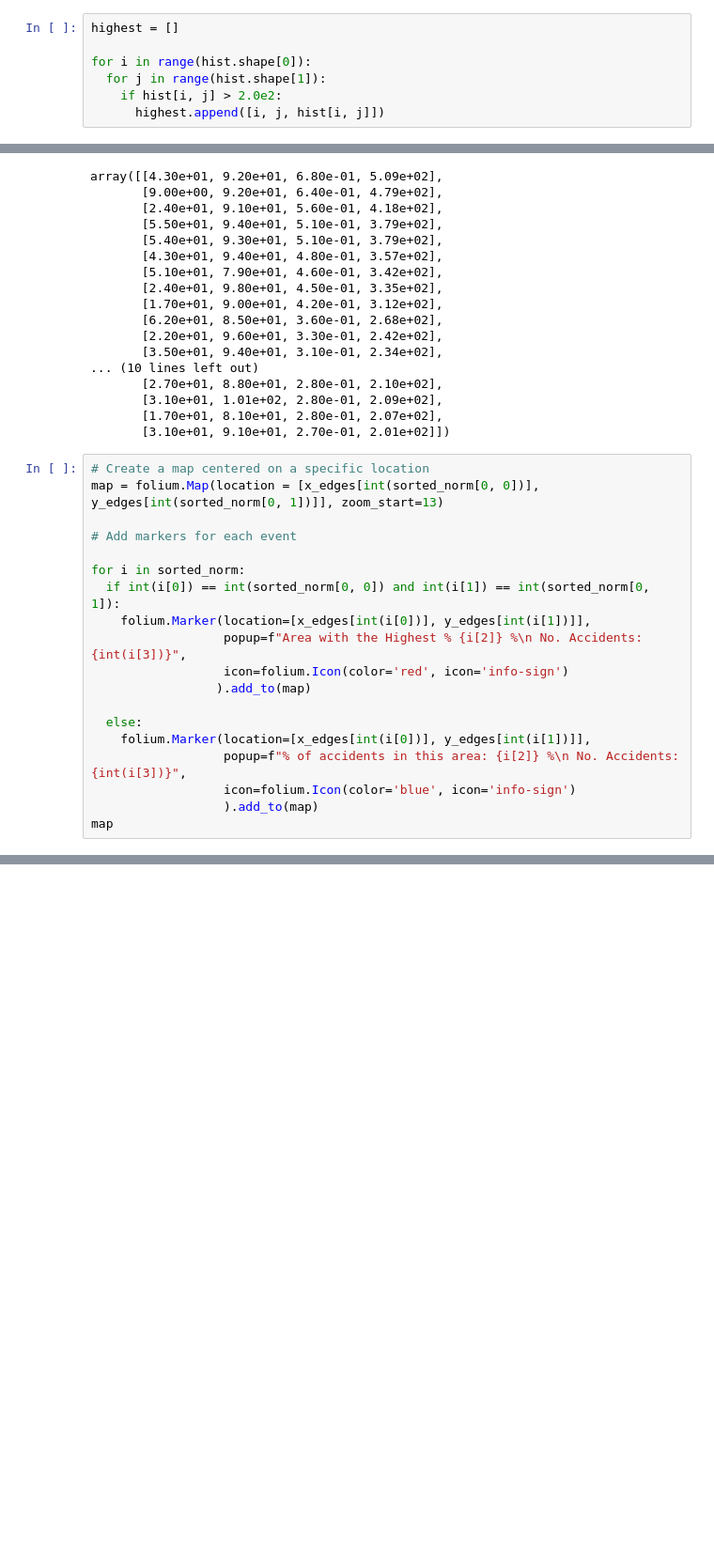
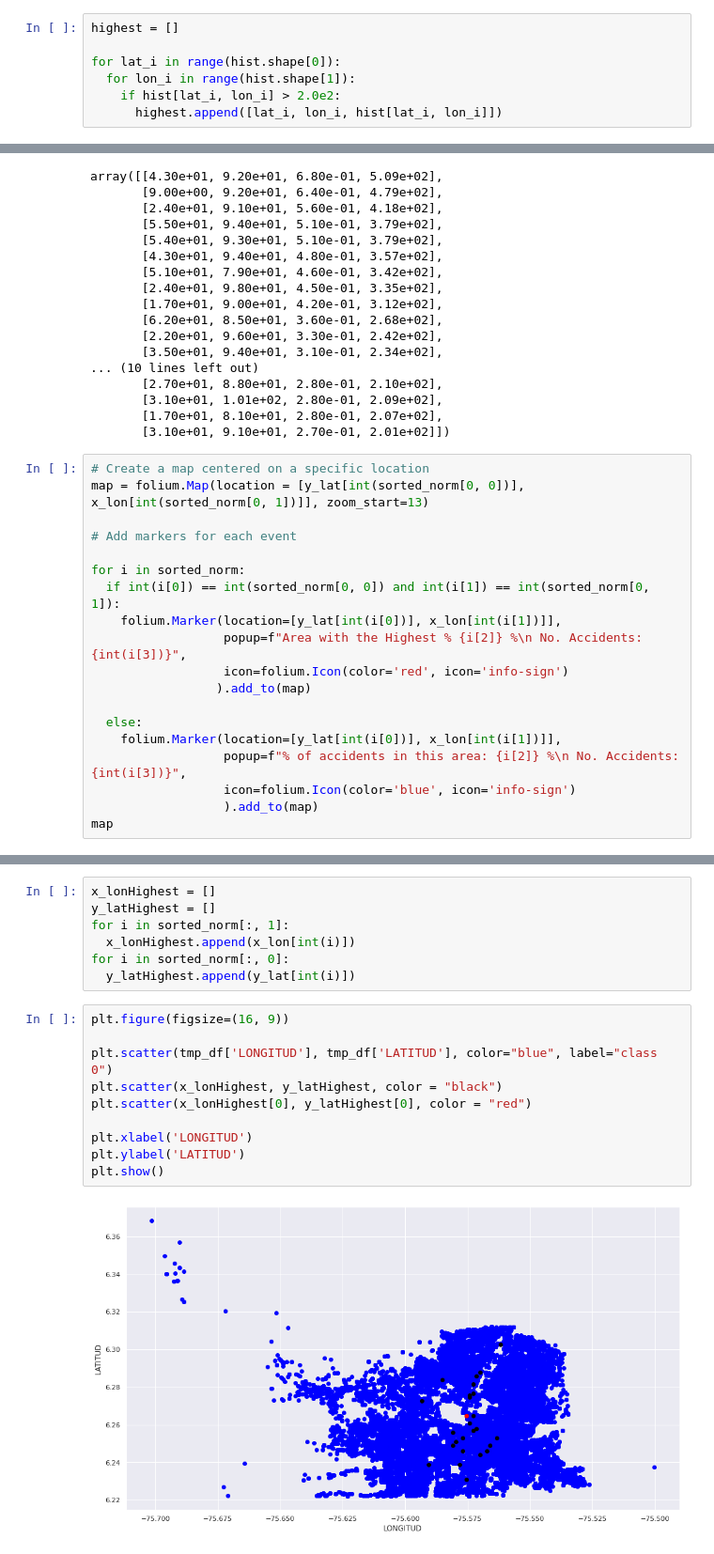
Before and after one commit to suarez-duran-m/personal_projects, a Jupyter notebook: movility/medellin/analysis_accidents_data.ipynb, the cells around one changed output, grey strips where cells are left out. Shown at 94% size. Saved outputs shown, nothing was run; the diff lists cells and outputs as text; blank space fills up the shorter version.

```diff
--- a/movility/medellin/analysis_accidents_data.ipynb
+++ b/movility/medellin/analysis_accidents_data.ipynb
@@ -91,10 +110,10 @@ plt.show()
 # %%
 highest = []
 
-for i in range(hist.shape[0]):
-  for j in range(hist.shape[1]):
-    if hist[i, j] > 2.0e2:
-      highest.append([i, j, hist[i, j]])
+for lat_i in range(hist.shape[0]):
+  for lon_i in range(hist.shape[1]):
+    if hist[lat_i, lon_i] > 2.0e2:
+      highest.append([lat_i, lon_i, hist[lat_i, lon_i]])
 # %%
 highest = np.array(highest)
 print("Total accidents:", hist.sum())
@@ -149,22 +168,41 @@ array([[4.30e+01, 9.20e+01, 6.80e-01, 5.09e+02],
        [3.10e+01, 9.10e+01, 2.70e-01, 2.01e+02]])
 # %%
 # Create a map centered on a specific location
-map = folium.Map(location = [x_edges[int(sorted_norm[0, 0])], y_edges[int(sorted_norm[0, 1])]], zoom_start=13)
+map = folium.Map(location = [y_lat[int(sorted_norm[0, 0])], x_lon[int(sorted_norm[0, 1])]], zoom_start=13)
 
 # Add markers for each event
 
 for i in sorted_norm:
   if int(i[0]) == int(sorted_norm[0, 0]) and int(i[1]) == int(sorted_norm[0, 1]):
-    folium.Marker(location=[x_edges[int(i[0])], y_edges[int(i[1])]],
+    folium.Marker(location=[y_lat[int(i[0])], x_lon[int(i[1])]],
                   popup=f"Area with the Highest % {i[2]} %\n No. Accidents: {int(i[3])}",
                   icon=folium.Icon(color='red', icon='info-sign')
                  ).add_to(map)
 
   else:
-    folium.Marker(location=[x_edges[int(i[0])], y_edges[int(i[1])]],
+    folium.Marker(location=[y_lat[int(i[0])], x_lon[int(i[1])]],
                   popup=f"% of accidents in this area: {i[2]} %\n No. Accidents: {int(i[3])}",
                   icon=folium.Icon(color='blue', icon='info-sign')
                   ).add_to(map)
 map
 # %% [output]
 [interactive output not drawn]
+# %%
+x_lonHighest = []
+y_latHighest = []
+for i in sorted_norm[:, 1]:
+  x_lonHighest.append(x_lon[int(i)])
+for i in sorted_norm[:, 0]:
+  y_latHighest.append(y_lat[int(i)])
+# %%
+plt.figure(figsize=(16, 9))
+
+plt.scatter(tmp_df['LONGITUD'], tmp_df['LATITUD'], color="blue", label="class 0")
+plt.scatter(x_lonHighest, y_latHighest, color = "black")
+plt.scatter(x_lonHighest[0], y_latHighest[0], color = "red")
+
+plt.xlabel('LONGITUD')
+plt.ylabel('LATITUD')
+plt.show()
+# %% [output]
+[figure, added]
```
Also changed, not shown: parts of 12 cells of this notebook.
